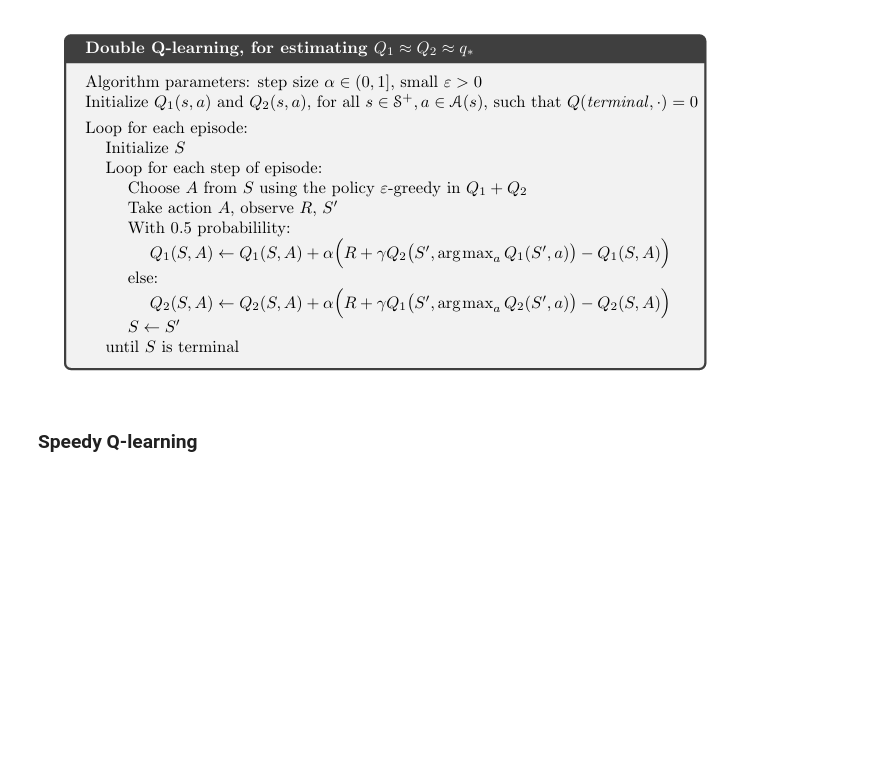
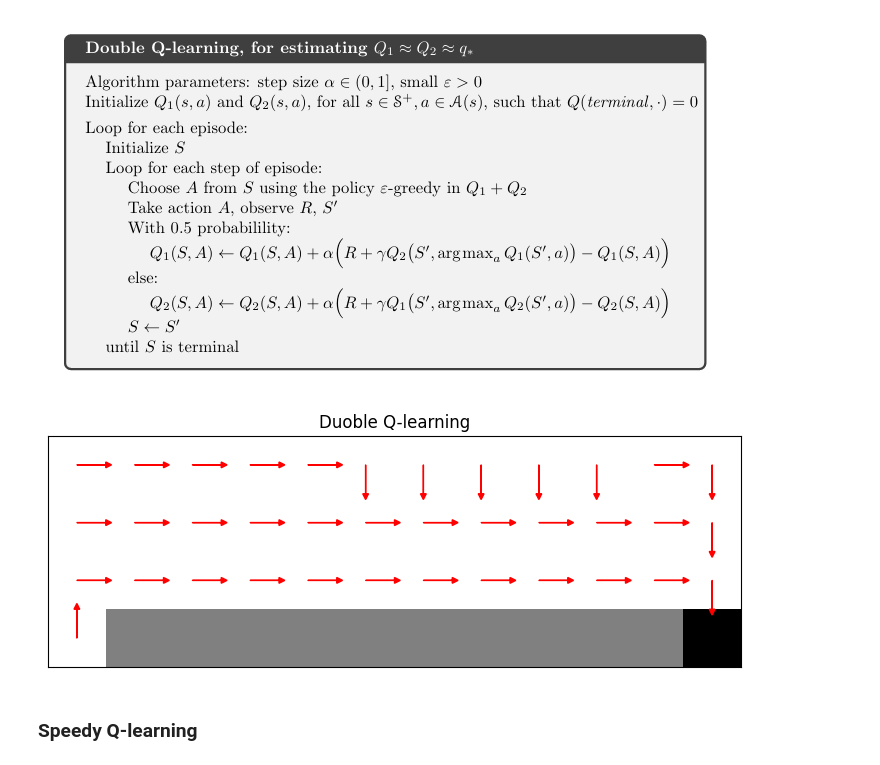
Before and after one commit to NicolaMaestri00/Reinforcement-Learning, a Jupyter notebook: Assignment_4.ipynb, the cells around one changed output. Drawn from its saved outputs; the diff is of its cells as text; code cells hidden in the pictures; blank space fills up the shorter version.

```diff
--- a/Assignment_4.ipynb
+++ b/Assignment_4.ipynb
@@ -52,7 +54,7 @@ def expected_next_action(Q=None, S=(0,0), epsilon=0.5):
     A_max = np.argmax(Q[S])
     return sum(Q[S])*epsilon/len(Q[S])+(1-epsilon)*Q[S][A_max]
 
-def expected_sarsa(step_size=0.01, gamma=1.0, epsilon=0.1, n_episodes=1000):
+def expected_sarsa(step_size=0.1, gamma=1.0, epsilon=0.1, n_episodes=1000):
     # Initialize Q(s,a)
     Q = np.ones((4,12,4))*-3
     Q[3,11] = 0
@@ -219,12 +224,14 @@ def double_Q_learning(step_size=0.9, gammma=1.0, epsilon=0.1, n_episodes=1000):
 # %%
 # Grid world with cliff                         4x12 Matrix
 grid_world = np.zeros((4,12))
 grid_world[3,11] = 2            # goal
 grid_world[3,1:11] = 1          # cliff
 
 
-policy = double_Q_learning(step_size=0.1, epsilon=0.5, n_episodes=1000)
+policy = double_Q_learning(step_size=0.3, epsilon=0.3, n_episodes=10000)
 plot_policy(grid_world, policy, title="Duoble Q-learning")
+# %% [output]
+[figure, added]
 # %% [markdown]
 ### Speedy Q-learning
 # %% [markdown]
```
Also changed, not shown: parts of 3 cells of this notebook.
